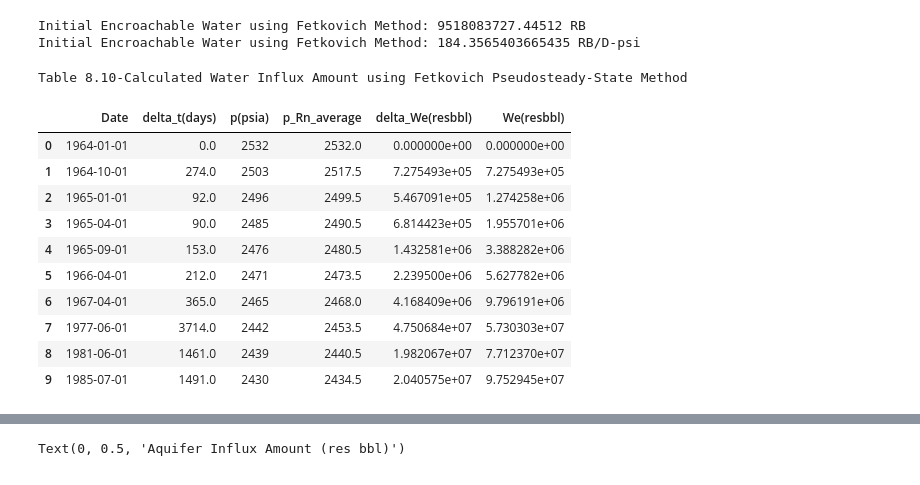
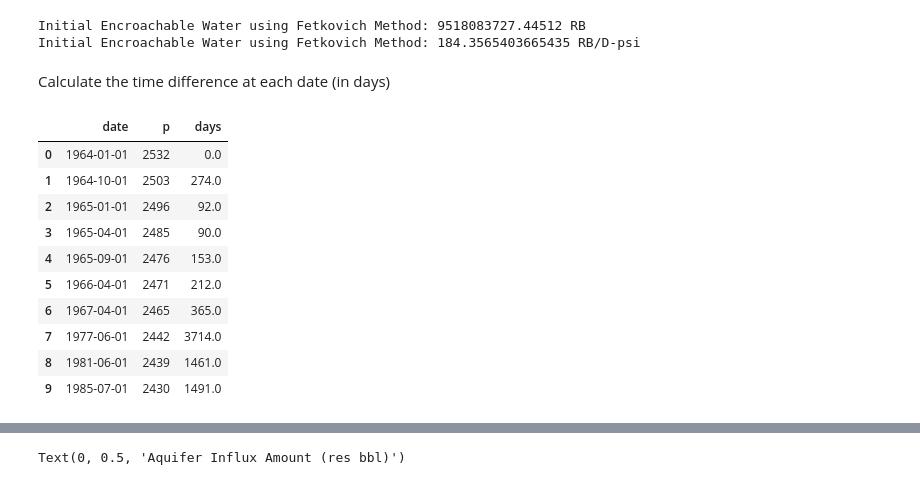
Before and after one commit to yohanesnuwara/reservoir-engineering, a Jupyter notebook: Unit 8 Aquifer Influx/notebook/8_examples.ipynb, the cells around one changed output, grey strips where cells are left out. Saved outputs shown, nothing was run; the diff lists cells and outputs as text; code cells hidden in the pictures.

```diff
--- a/Unit 8 Aquifer Influx/notebook/8_examples.ipynb
+++ b/Unit 8 Aquifer Influx/notebook/8_examples.ipynb
@@ -739,69 +789,45 @@ print("Initial Encroachable Water using Fetkovich Method:", J, "RB/D-psi")
 # %% [output]
 Initial Encroachable Water using Fetkovich Method: 9518083727.44512 RB
 Initial Encroachable Water using Fetkovich Method: 184.3565403665435 RB/D-psi
+# %% [markdown]
+Calculate the time difference at each date (in days)
 # %%
 # load data and review datetime format
 data4 = pd.read_csv('/content/reservoir-engineering/Unit 8 Aquifer Influx/data/Table 8.3-Production Data Moonie Field Example 8.2.csv')
-data4
 
 "Converting to Panda datetime"
 
 # time data in format: 01 January 1964
 
 data4['t'] =  pd.to_datetime(data4['t'], format='%d %B %Y') # format check web: https://strftime.org/
 data4 # already converted to YYYY-MM-DD
 
 "Subtracting datetimes to get time differences (how many days) IN INTEGER"
 
 diff = [j-i for i, j in zip(data4.t[:-1], data4.t[1:])]
 diff = np.array(diff)
 
 # convert datetime format to integer
 diffr_arr = []
 for k in range(len(diff)):
   diffr = diff[k] / np.timedelta64(1,'D')
   diffr_arr.append(float(diffr))
 
 # append 0 to the first index of numpy
-diffr_arr = np.append([0], diffr_arr) # now diff has same dimension with time data (a)
+diffr_arr = np.append(0, diffr_arr) # now diff has same dimension with time data (a)
 delta_time = diffr_arr
 
-"calculate p_Rn_average (Equation 8.29)"
-
-p_Rn_average = 0.5 * np.array([j+i for i, j in zip(data4.p[:-1], data4.p[1:])])
-p_Rn_average = np.append([pi], p_Rn_average)
-
-"calculate delta_Wen (Equation 8.30)"
-
-"Looping to calculate We"
-We = 0 # We at initial production date (NOTE: different from Wei, initial encroachable water)
-delta_We_arr = []
-We_fetkovich = []
-pn_arr = []
-
-for i in range(len(data4.t)):
-  pn_min_one = pi * (1 - (We / Wei))
-  pn_min_prn = pn_min_one - p_Rn_average[i]
-  delta_We = (Wei / pi) * pn_min_prn * (1 - np.exp(-(J * pi * delta_time[i]) / (Wei)))
-  We = We + delta_We
-  delta_We_arr.append(float(delta_We))
-  We_fetkovich.append(float(We))
-  pn_arr.append(float(pn_min_one))
-
-"Table 8.10"
-fetkovich = pd.DataFrame({"Date": data4.t, "delta_t(days)": delta_time, "p(psia)": data4.p, "p_Rn_average": p_Rn_average, "delta_We(resbbl)": delta_We_arr, "We(resbbl)": We_fetkovich})
-print("Table 8.10-Calculated Water Influx Amount using Fetkovich Pseudosteady-State Method")
+fetkovich = pd.DataFrame({'date': data4.t, 'p': data4.p, 'days': delta_time})
 fetkovich
 # %% [output]
-Table 8.10-Calculated Water Influx Amount using Fetkovich Pseudosteady-State Method
-|  | Date | delta_t(days) | p(psia) | p_Rn_average | delta_We(resbbl) | We(resbbl) |
-| 0 | 1964-01-01 | 0.0 | 2532 | 2532.0 | 0.000000e+00 | 0.000000e+00 |
-| 1 | 1964-10-01 | 274.0 | 2503 | 2517.5 | 7.275493e+05 | 7.275493e+05 |
-| 2 | 1965-01-01 | 92.0 | 2496 | 2499.5 | 5.467091e+05 | 1.274258e+06 |
-| 3 | 1965-04-01 | 90.0 | 2485 | 2490.5 | 6.814423e+05 | 1.955701e+06 |
-| 4 | 1965-09-01 | 153.0 | 2476 | 2480.5 | 1.432581e+06 | 3.388282e+06 |
-| 5 | 1966-04-01 | 212.0 | 2471 | 2473.5 | 2.239500e+06 | 5.627782e+06 |
-| 6 | 1967-04-01 | 365.0 | 2465 | 2468.0 | 4.168409e+06 | 9.796191e+06 |
-| 7 | 1977-06-01 | 3714.0 | 2442 | 2453.5 | 4.750684e+07 | 5.730303e+07 |
-| 8 | 1981-06-01 | 1461.0 | 2439 | 2440.5 | 1.982067e+07 | 7.712370e+07 |
-| 9 | 1985-07-01 | 1491.0 | 2430 | 2434.5 | 2.040575e+07 | 9.752945e+07 |
+|  | date | p | days |
+| 0 | 1964-01-01 | 2532 | 0.0 |
+| 1 | 1964-10-01 | 2503 | 274.0 |
+| 2 | 1965-01-01 | 2496 | 92.0 |
+| 3 | 1965-04-01 | 2485 | 90.0 |
+| 4 | 1965-09-01 | 2476 | 153.0 |
+| 5 | 1966-04-01 | 2471 | 212.0 |
+| 6 | 1967-04-01 | 2465 | 365.0 |
+| 7 | 1977-06-01 | 2442 | 3714.0 |
+| 8 | 1981-06-01 | 2439 | 1461.0 |
+| 9 | 1985-07-01 | 2430 | 1491.0 |
```
Also changed, not shown: parts of 37 cells of this notebook.
